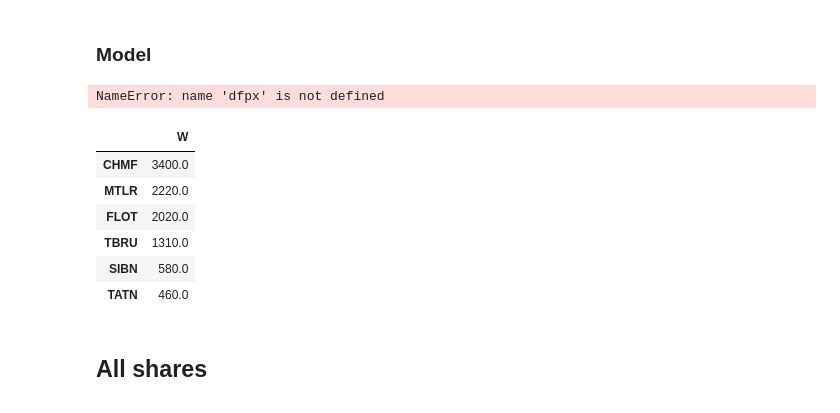
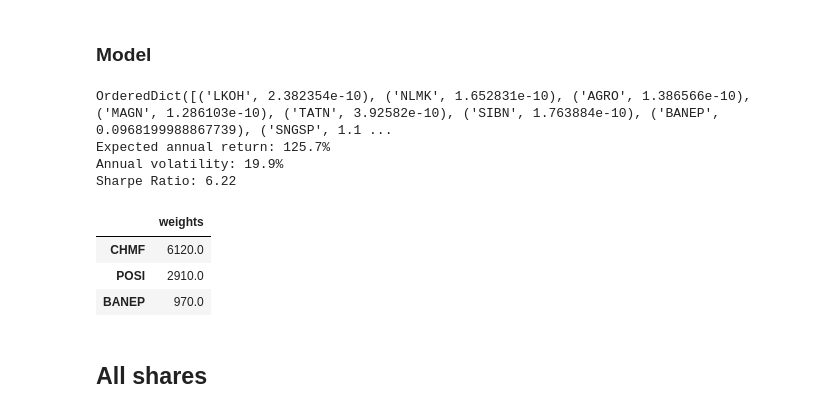
Before and after one commit to s-agapov/QuantMod, a Jupyter notebook: TP/Shares/05-Tink Momentum.ipynb, the cells around one changed output. Drawn from its saved outputs; the diff is of its cells as text; code cells hidden in the pictures.

```diff
--- a/TP/Shares/05-Tink Momentum.ipynb
+++ b/TP/Shares/05-Tink Momentum.ipynb
@@ -294,0 +212,4 @@ Sharpe Ratio: 0.97
+# %%
+# Posterior estimate of returns
+ret_bl = bl.bl_returns()
+ret_bl
@@ -294,0 +248,10 @@ Sharpe Ratio: 0.97
+# %%
+S_bl = bl.bl_cov()
+# %%
+from pypfopt import EfficientFrontier, objective_functions
+
+ef = EfficientFrontier(ret_bl, S_bl)
+ef.add_objective(objective_functions.L2_reg)
+ef.max_sharpe()
+weights = ef.clean_weights()
+weights
@@ -353,7 +350,7 @@ columns = [x for x in dfp.columns if x not in drops]
 dfpx = dfp[columns]
 # %%
 #ef = calc_frontier(dfp, "semicovariance",  "ema_historical_return", span = 90)
-ef = calc_frontier(dfpx, "ledoit_wolf",  "ema_historical_return", span = 90)
+ef = calc_frontier(dfpx, "ledoit_wolf",  "ema_historical_return", span = 180)
 #ef = calc_frontier(dfp, "ledoit_wolf_constant_correlation",  "mean_historical_return")
 #ef = calc_frontier(dfp, "exp_cov",  "capm_return")
 
@@ -365,19 +362,19 @@ ef = calc_frontier(dfpx, "ledoit_wolf",  "ema_historical_return", span = 90)
 dfw = calc_weights(ef, 'max_sharpe', 0, verbose = True)
 #dfw = calc_weights(ef, 'efficient_risk', 0.3, verbose = True)
 # %% [output]
-NameError: name 'dfpx' is not defined
+OrderedDict([('LKOH', 2.382354e-10), ('NLMK', 1.652831e-10), ('AGRO', 1.386566e-10), ('MAGN', 1.286103e-10), ('TATN', 3.92582e-10), ('SIBN', 1.763884e-10), ('BANEP', 0.0968199988867739), ('SNGSP', 1.1 ...
+Expected annual return: 125.7%
+Annual volatility: 19.9%
+Sharpe Ratio: 6.22
 # %%
-dfx = final_sums(dfw, 10000)
-dfx = dfx.sort_values("W", ascending = False)
+dfx = final_sums(dfw, 10000, 50)
+dfx = dfx.sort_values("weights", ascending = False)
 dfx
 # %% [output]
-|  | W |
-| CHMF | 3400.0 |
-| MTLR | 2220.0 |
-| FLOT | 2020.0 |
-| TBRU | 1310.0 |
-| SIBN | 580.0 |
-| TATN | 460.0 |
+|  | weights |
+| CHMF | 6120.0 |
+| POSI | 2910.0 |
+| BANEP | 970.0 |
 # %% [markdown]
 ## All shares
 # %%
```
Also changed, not shown: parts of 40 cells of this notebook, 8 other files.
